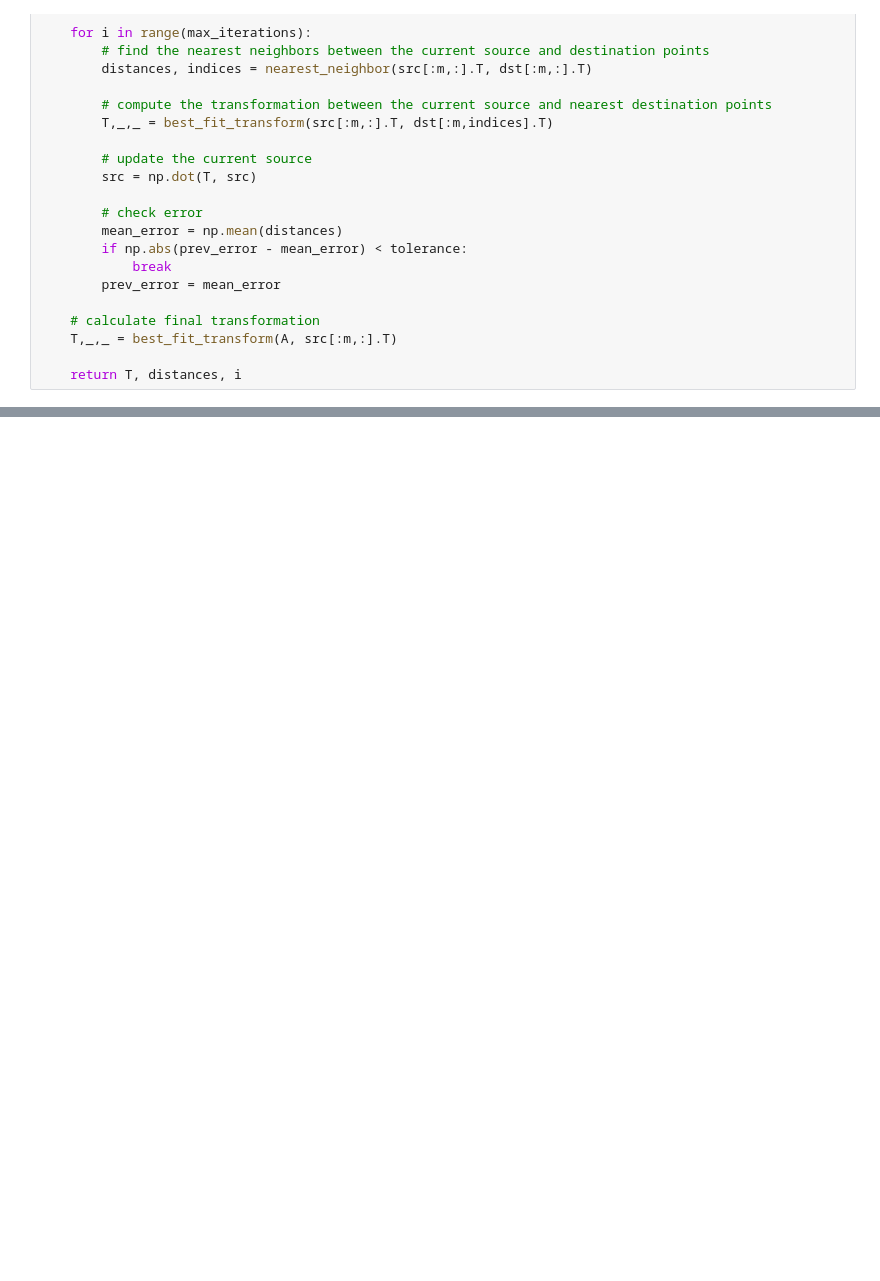
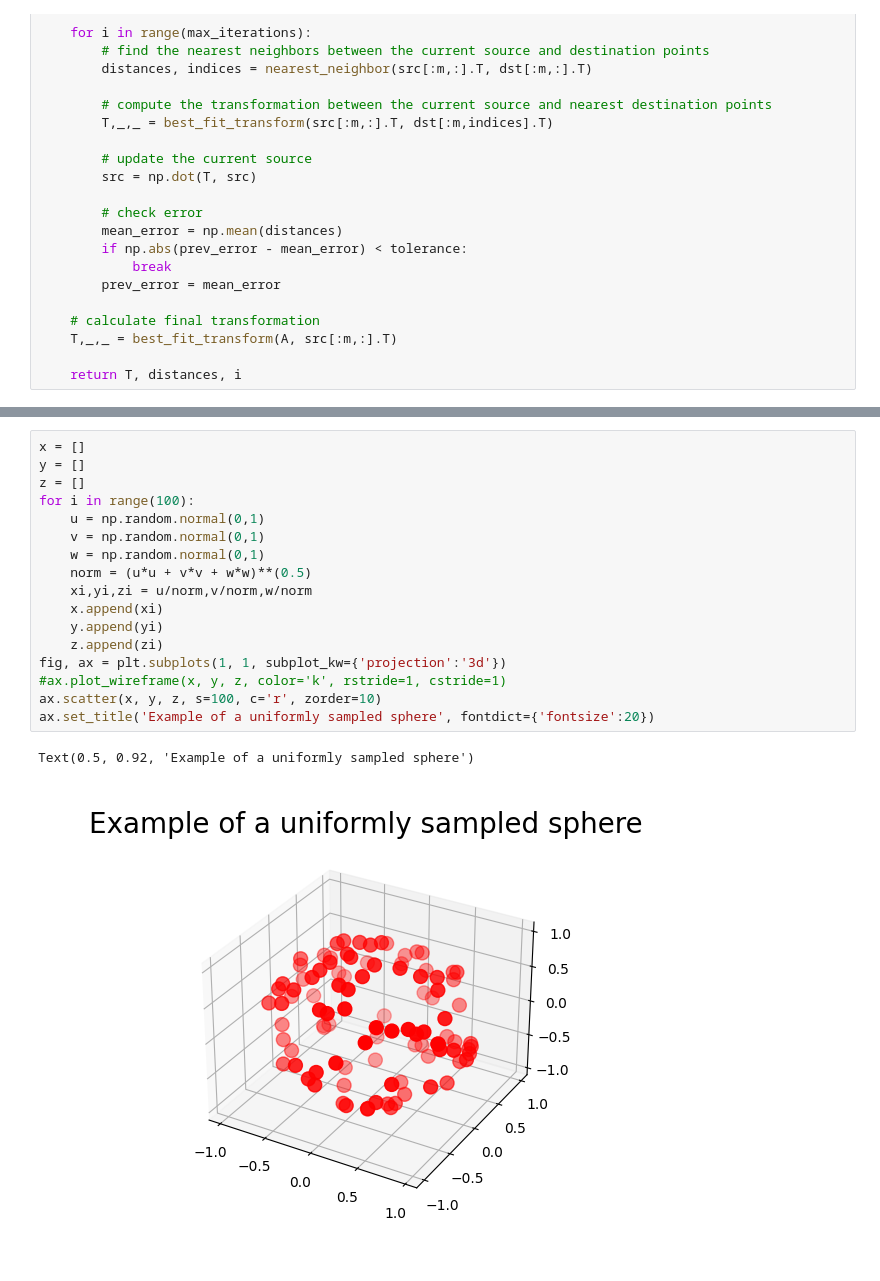
Before and after one commit to bryan0806/icp, a Jupyter notebook: icp_3d.ipynb, the cells around one changed output, grey strips where cells are left out. Saved outputs shown, nothing was run; the diff lists cells and outputs as text; blank space fills up the shorter version.

```diff
--- a/icp_3d.ipynb
+++ b/icp_3d.ipynb
@@ -230 +230,21 @@ array([[ 0.967,  0.041, -0.253,  0.951],
        [ 0.   ,  0.   ,  0.   ,  1.   ]])
+# %%
+x = []
+y = []
+z = []
+for i in range(100):
+    u = np.random.normal(0,1)
+    v = np.random.normal(0,1)
+    w = np.random.normal(0,1)
+    norm = (u*u + v*v + w*w)**(0.5)
+    xi,yi,zi = u/norm,v/norm,w/norm
+    x.append(xi)
+    y.append(yi)
+    z.append(zi)
+fig, ax = plt.subplots(1, 1, subplot_kw={'projection':'3d'})
+#ax.plot_wireframe(x, y, z, color='k', rstride=1, cstride=1)
+ax.scatter(x, y, z, s=100, c='r', zorder=10)
+ax.set_title('Example of a uniformly sampled sphere', fontdict={'fontsize':20})
+# %% [output]
+Text(0.5, 0.92, 'Example of a uniformly sampled sphere')
+[figure, added]
```
Also changed, not shown: parts of 9 cells of this notebook.
